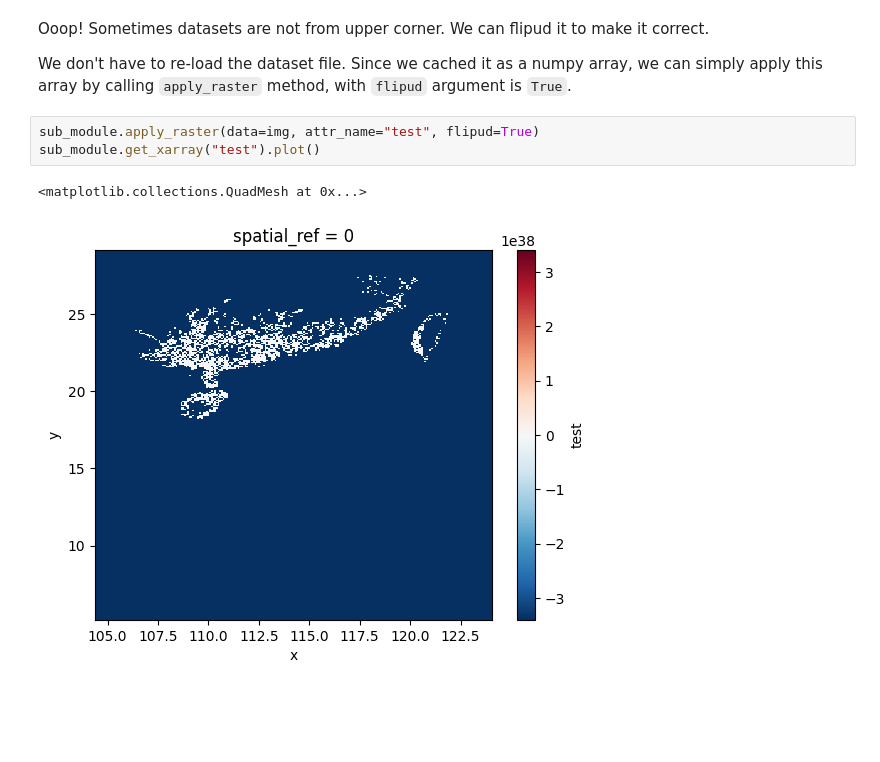
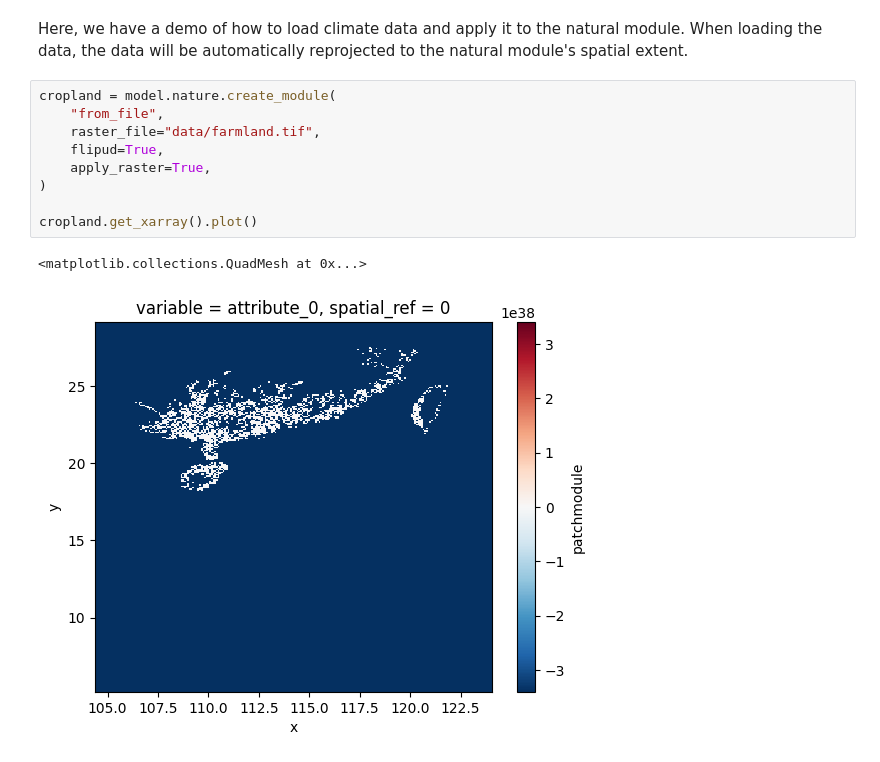
Before and after one commit to SongshGeoLab/ABSESpy, a Jupyter notebook: docs/tutorial/advanced/geodata.ipynb, the cells around one changed output. Cells and saved outputs as stored; diff of their text form; blank space fills up the shorter version.

```diff
--- a/docs/tutorial/advanced/geodata.ipynb
+++ b/docs/tutorial/advanced/geodata.ipynb
@@ -83,11 +123,14 @@ sub_module.get_xarray("test").plot()
-# %% [markdown]
-Ooop! Sometimes datasets are not from upper corner.
-We can flipud it to make it correct.
-
-We don't have to re-load the dataset file. Since we cached it as a numpy array, we can simply apply this array by calling `apply_raster` method, with `flipud` argument is `True`.
-# %%
-sub_module.apply_raster(data=img, attr_name="test", flipud=True)
-sub_module.get_xarray("test").plot()
-# %% [output]
-<matplotlib.collections.QuadMesh at 0x...>
-[figure, removed]
+# %% [markdown]
+Here, we have a demo of how to load climate data and apply it to the natural module. When loading the data, the data will be automatically reprojected to the natural module's spatial extent.
+# %%
+cropland = model.nature.create_module(
+    "from_file",
+    raster_file="data/farmland.tif",
+    flipud=True,
+    apply_raster=True,
+)
+
+cropland.get_xarray().plot()
+# %% [output]
+<matplotlib.collections.QuadMesh at 0x...>
+[figure, added]
```
Also changed, not shown: parts of 24 cells of this notebook, 1 other file.
